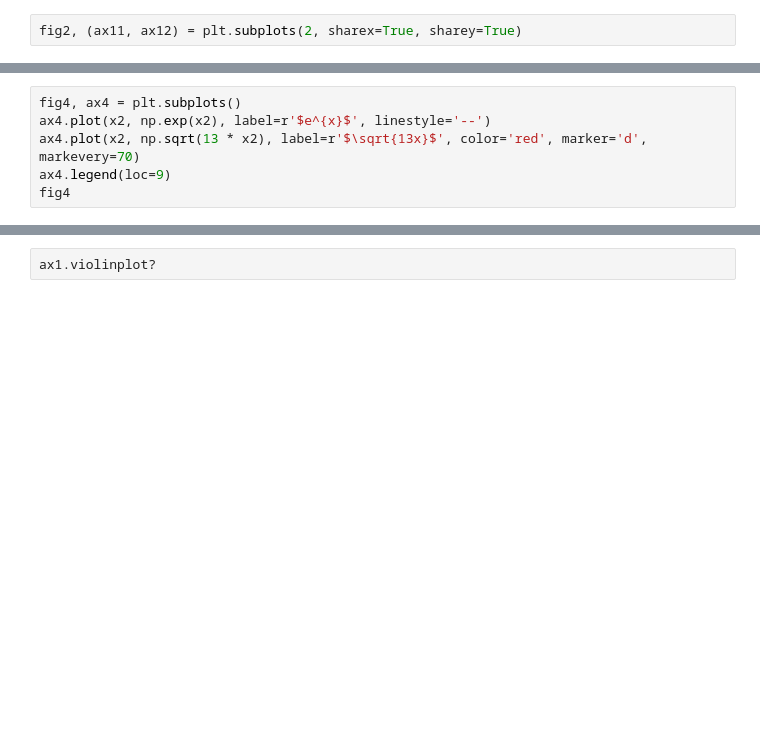
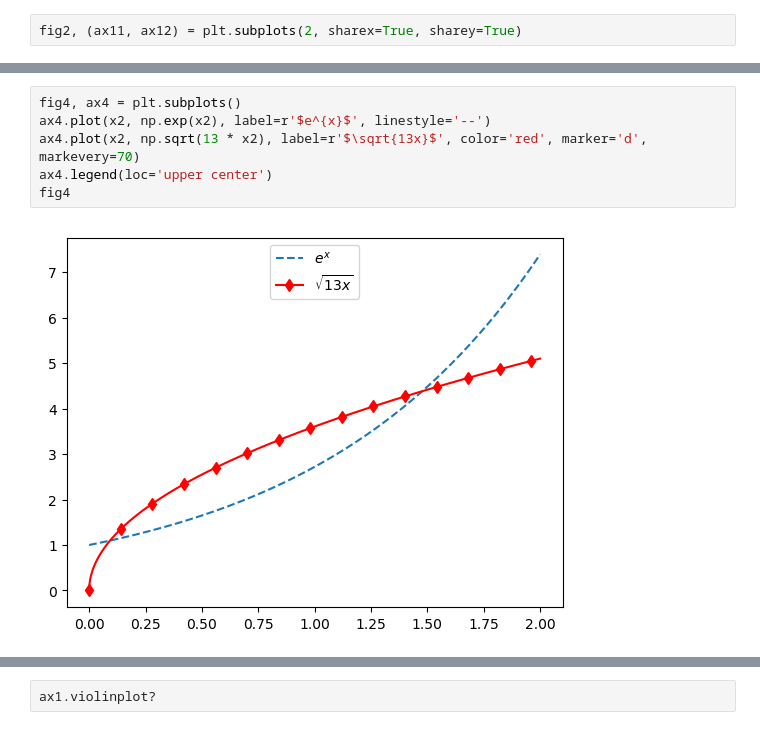
Before and after one commit to vedgar/ms, a Jupyter notebook: Predavanje 4.ipynb, the cells around one changed output, grey strips where cells are left out. Drawn from its saved outputs; the diff is of its cells as text; blank space fills up the shorter version.

```diff
--- a/Predavanje 4.ipynb
+++ b/Predavanje 4.ipynb
@@ -50,8 +66,10 @@ fig3
 # %%
 fig4, ax4 = plt.subplots()
 ax4.plot(x2, np.exp(x2), label=r'$e^{x}$', linestyle='--')
 ax4.plot(x2, np.sqrt(13 * x2), label=r'$\sqrt{13x}$', color='red', marker='d', markevery=70)
-ax4.legend(loc=9)
+ax4.legend(loc='upper center')
 fig4
+# %% [output]
+[figure, added]
 # %%
 fig6, ((gl, gs, gd), (dl, ds, dd)) = plt.subplots(2, 3)
```
Also changed, not shown: parts of 51 cells of this notebook, 1 other file.
